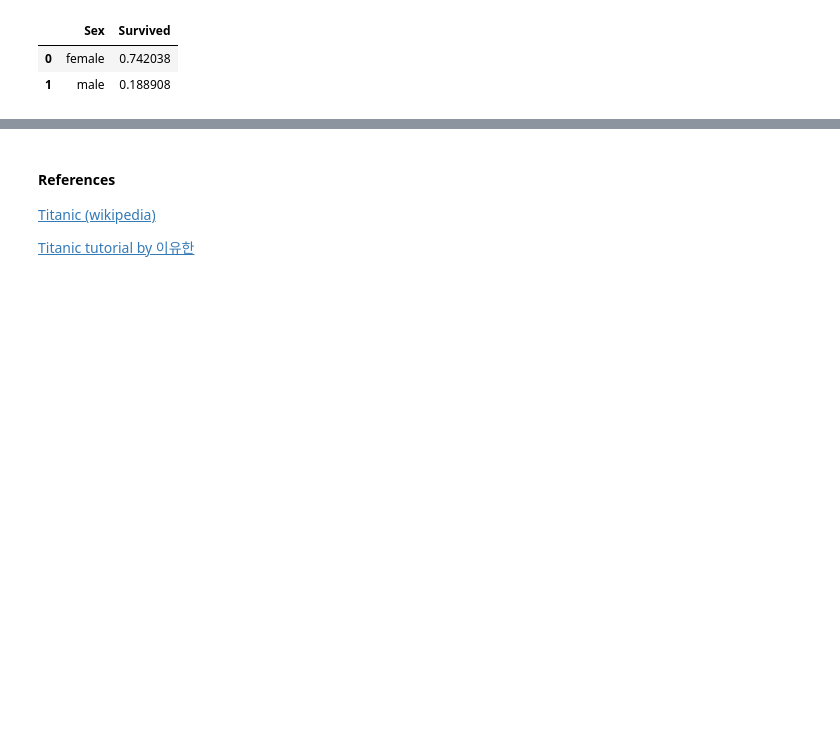
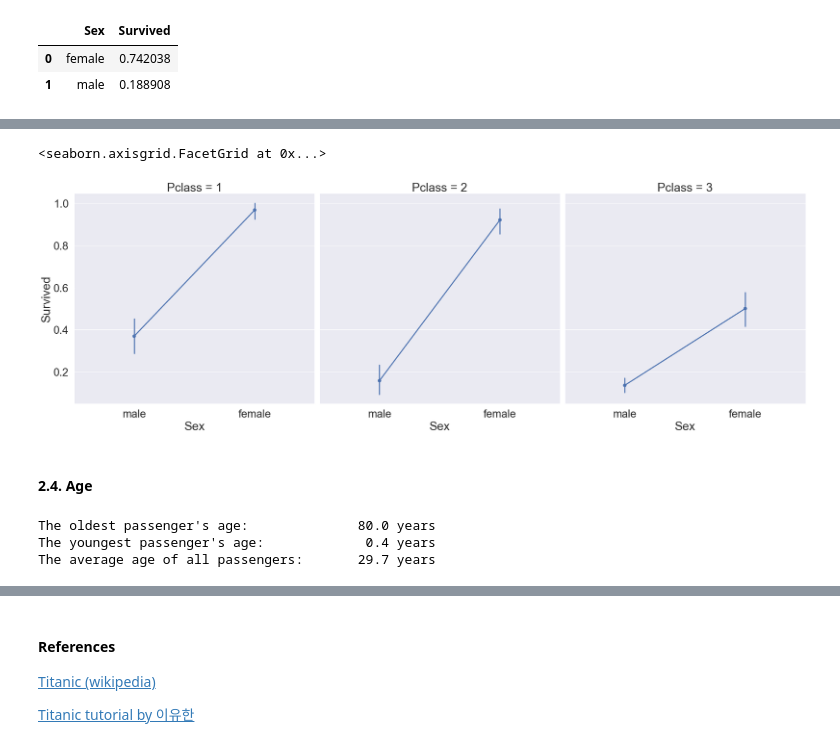
Before and after one commit to cryptnomy/programming, a Jupyter notebook: python/kaggle/kaggle-titanic/titanic-practice-v1.ipynb, the cells around one changed output, grey strips where cells are left out. Drawn from its saved outputs; the diff is of its cells as text; code cells hidden in the pictures; blank space fills up the shorter version.

```diff
--- a/python/kaggle/kaggle-titanic/titanic-practice-v1.ipynb
+++ b/python/kaggle/kaggle-titanic/titanic-practice-v1.ipynb
@@ -230,0 +248,15 @@ pd.crosstab(df_train["Sex"], df_train["Survived"], margins=True).style\
+# %%
+sns.factorplot(x="Sex", y="Survived", col="Pclass", data=df_train, saturation=.5, size=9, aspect=1)
+# %% [output]
+<seaborn.axisgrid.FacetGrid at 0x...>
+[figure, added]
+# %% [markdown]
+#### 2.4. Age
+# %%
+print("The oldest passenger's age:\t\t {:>4.1f} years".format(df_train["Age"].max()))
+print("The youngest passenger's age:\t\t {:>4.1f} years".format(df_train["Age"].min()))
+print("The average age of all passengers:\t {:>4.1f} years".format(df_train["Age"].mean()))
+# %% [output]
+The oldest passenger's age:              80.0 years
+The youngest passenger's age:             0.4 years
+The average age of all passengers:       29.7 years
```
Also changed, not shown: parts of 76 cells of this notebook, 1 other file.
